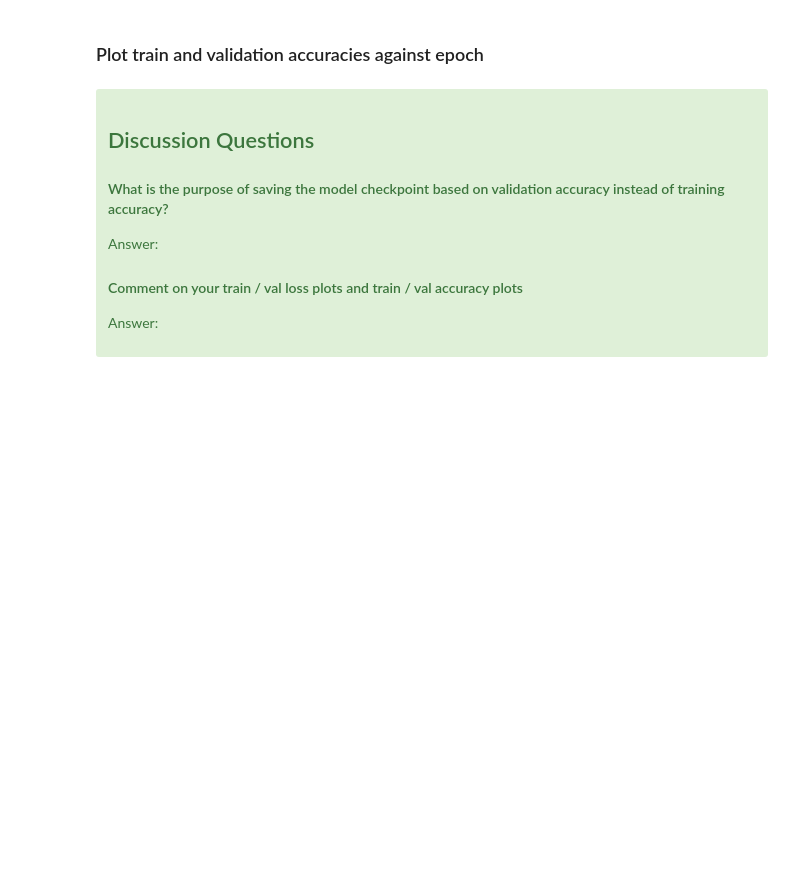
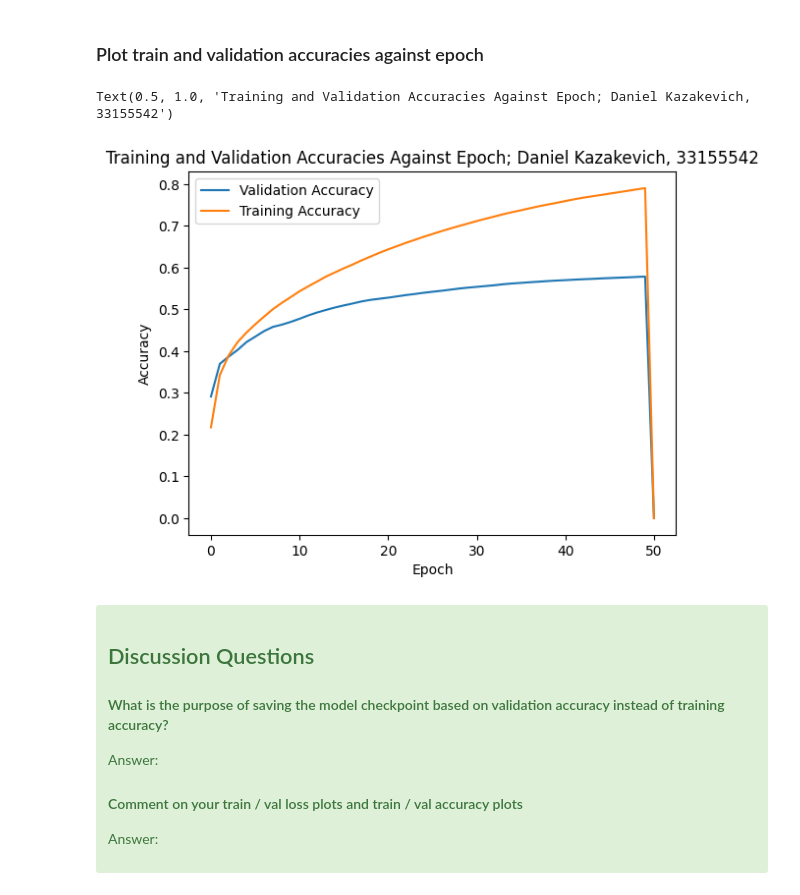
Before and after one commit to daniel-kaz/ece4179-lab4, a Jupyter notebook: Lab4_Basics_student.ipynb, the cells around one changed output. Saved outputs shown, nothing was run; the diff lists cells and outputs as text; code cells hidden in the pictures; blank space fills up the shorter version.

```diff
--- a/Lab4_Basics_student.ipynb
+++ b/Lab4_Basics_student.ipynb
@@ -648,3 +671,14 @@ metrics_task_1 = metrics_task_1.groupby(level=0).sum().drop("step", axis=1)
+# %%
+# Create a figure with all the appropriate labels/titles etc.
+plt.plot(metrics_task_1["val_acc"],label="Validation Accuracy")
+plt.plot(metrics_task_1["train_acc"],label="Training Accuracy")
+plt.legend()
+plt.xlabel("Epoch")
+plt.ylabel("Accuracy")
+plt.title("Training and Validation Accuracies Against Epoch; Daniel Kazakevich, 33155542")
+# %% [output]
+Text(0.5, 1.0, 'Training and Validation Accuracies Against Epoch; Daniel Kazakevich, 33155542')
+[figure, added]
 # %% [markdown]
 <div class="alert alert-block alert-success">
 
```
Also changed, not shown: parts of 19 cells of this notebook.
